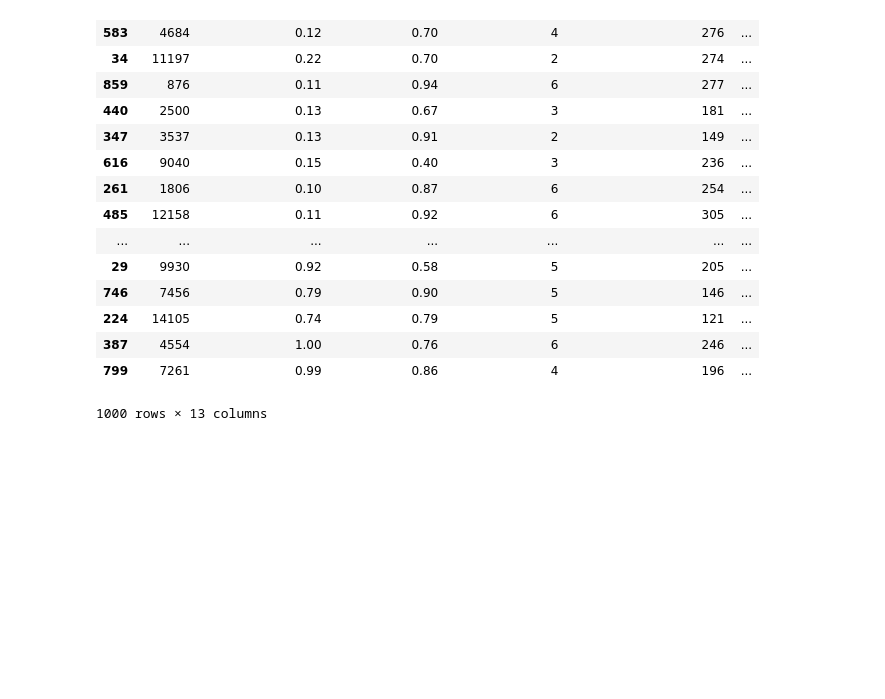
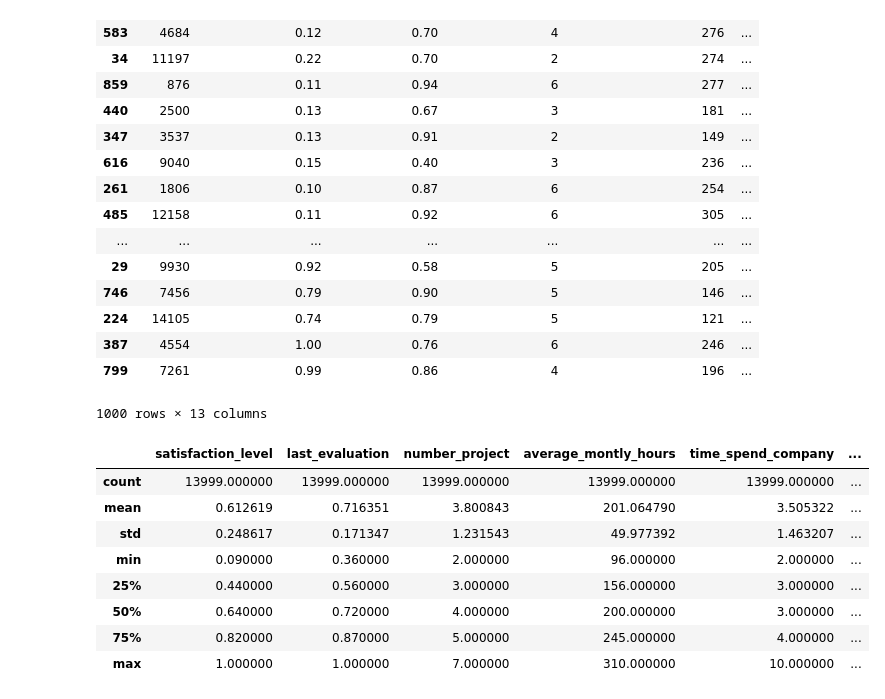
Before and after one commit to lucacolombomsia/turnover_analysis, a Jupyter notebook: develop/notebooks/predictions.ipynb, the cells around one changed output. Cells and saved outputs as stored; diff of their text form; code cells hidden in the pictures; blank space fills up the shorter version.

```diff
--- a/develop/notebooks/predictions.ipynb
+++ b/develop/notebooks/predictions.ipynb
@@ -112,3 +112,15 @@ X
 | 387 | 4554 | 1.00 | 0.76 | 6 | 246 | ... |
 | 799 | 7261 | 0.99 | 0.86 | 4 | 196 | ... |
 1000 rows × 13 columns
+# %%
+trainX.describe()
+# %% [output]
+|  | satisfaction_level | last_evaluation | number_project | average_montly_hours | time_spend_company | ... |
+| count | 13999.000000 | 13999.000000 | 13999.000000 | 13999.000000 | 13999.000000 | ... |
+| mean | 0.612619 | 0.716351 | 3.800843 | 201.064790 | 3.505322 | ... |
+| std | 0.248617 | 0.171347 | 1.231543 | 49.977392 | 1.463207 | ... |
+| min | 0.090000 | 0.360000 | 2.000000 | 96.000000 | 2.000000 | ... |
+| 25% | 0.440000 | 0.560000 | 3.000000 | 156.000000 | 3.000000 | ... |
+| 50% | 0.640000 | 0.720000 | 4.000000 | 200.000000 | 3.000000 | ... |
+| 75% | 0.820000 | 0.870000 | 5.000000 | 245.000000 | 4.000000 | ... |
+| max | 1.000000 | 1.000000 | 7.000000 | 310.000000 | 10.000000 | ... |
```
Also changed, not shown: 19 other files.
